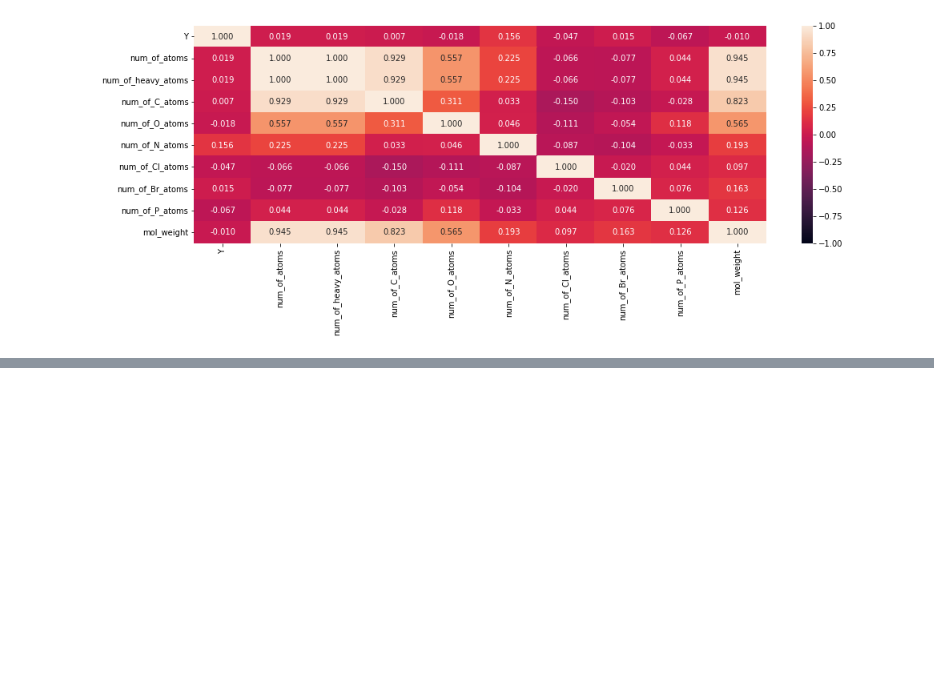
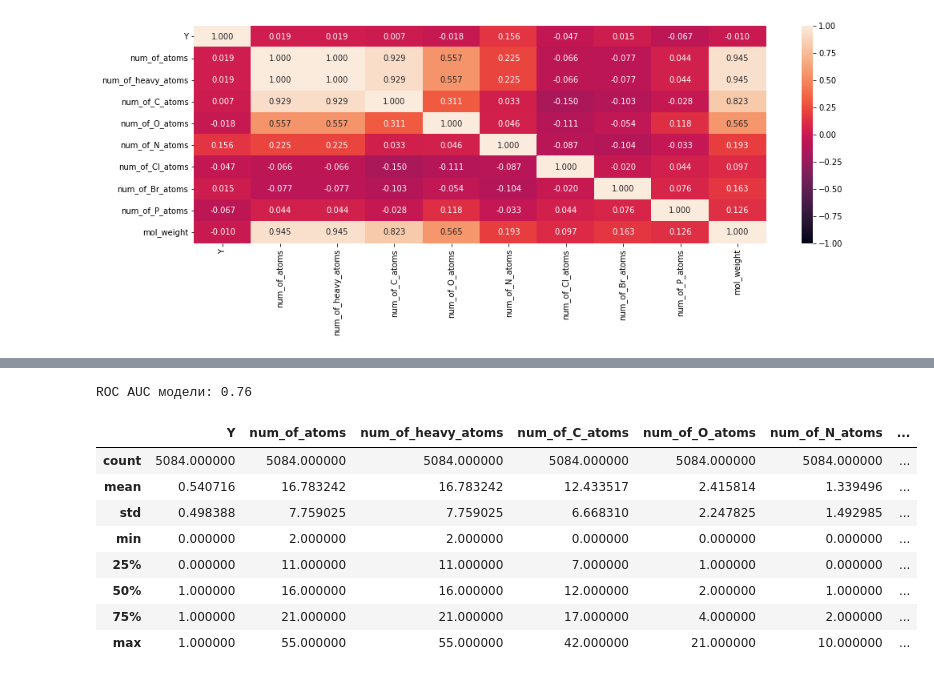
Before and after one commit to Mcotea/farm_hack, a Jupyter notebook: ames_test.ipynb, the cells around one changed output, grey strips where cells are left out. Drawn from its saved outputs; the diff is of its cells as text; code cells hidden in the pictures; blank space fills up the shorter version.

```diff
--- a/ames_test.ipynb
+++ b/ames_test.ipynb
@@ -111,0 +166,49 @@ sns.heatmap(corr, vmax=1, vmin=-1,
+# %%
+from sklearn.model_selection import train_test_split
+from sklearn.metrics import mean_squared_error
+from sklearn.linear_model import LinearRegression
+from sklearn.preprocessing import StandardScaler
+from sklearn.metrics import roc_auc_score
+from sklearn.svm import SVC
+
+df.drop(['molecula'], axis=1, inplace=True)
+RANDOM_STATE = np.random.RandomState(1000)
+TARGET = 'Y'
+def get_features(df, scaler = None):
+    result = df.drop(TARGET, axis=1)
+    if scaler is not None:
+        result = scaler.transform(result)
+    return result
+
+def get_model_and_scaler_with_RMSE(df):
+    target = df[TARGET]
+    features = get_features(df)
+    features_train, features_valid, target_train, target_valid = train_test_split(features, target, test_size=0.20, random_state=RANDOM_STATE)
+    scaler = StandardScaler()
+    scaler.fit(features_train)
+    features_train = scaler.transform(features_train)
+    features_valid = scaler.transform(features_valid)
+    linear_regression = SVC(random_state=RANDOM_STATE, probability=True)
+    linear_regression.fit(features_train, target_train)
+
+    predictions_valid = linear_regression.predict_proba(features_valid)[:, 1]
+    err = roc_auc_score(target_valid, predictions_valid)
+    print(f"ROC AUC модели: {err:.2f}")
+    return linear_regression, scaler
+
+model, scaler = get_model_and_scaler_with_RMSE(df)
+# %% [output]
+ROC AUC модели: 0.76
+# %%
+df['pred'] = model.predict(get_features(df, scaler))
+df.describe()
+# %% [output]
+|  | Y | num_of_atoms | num_of_heavy_atoms | num_of_C_atoms | num_of_O_atoms | num_of_N_atoms | ... |
+| count | 5084.000000 | 5084.000000 | 5084.000000 | 5084.000000 | 5084.000000 | 5084.000000 | ... |
+| mean | 0.540716 | 16.783242 | 16.783242 | 12.433517 | 2.415814 | 1.339496 | ... |
+| std | 0.498388 | 7.759025 | 7.759025 | 6.668310 | 2.247825 | 1.492985 | ... |
+| min | 0.000000 | 2.000000 | 2.000000 | 0.000000 | 0.000000 | 0.000000 | ... |
+| 25% | 0.000000 | 11.000000 | 11.000000 | 7.000000 | 1.000000 | 0.000000 | ... |
+| 50% | 1.000000 | 16.000000 | 16.000000 | 12.000000 | 2.000000 | 1.000000 | ... |
+| 75% | 1.000000 | 21.000000 | 21.000000 | 17.000000 | 4.000000 | 2.000000 | ... |
+| max | 1.000000 | 55.000000 | 55.000000 | 42.000000 | 21.000000 | 10.000000 | ... |
```
Also changed, not shown: parts of 8 cells of this notebook.
